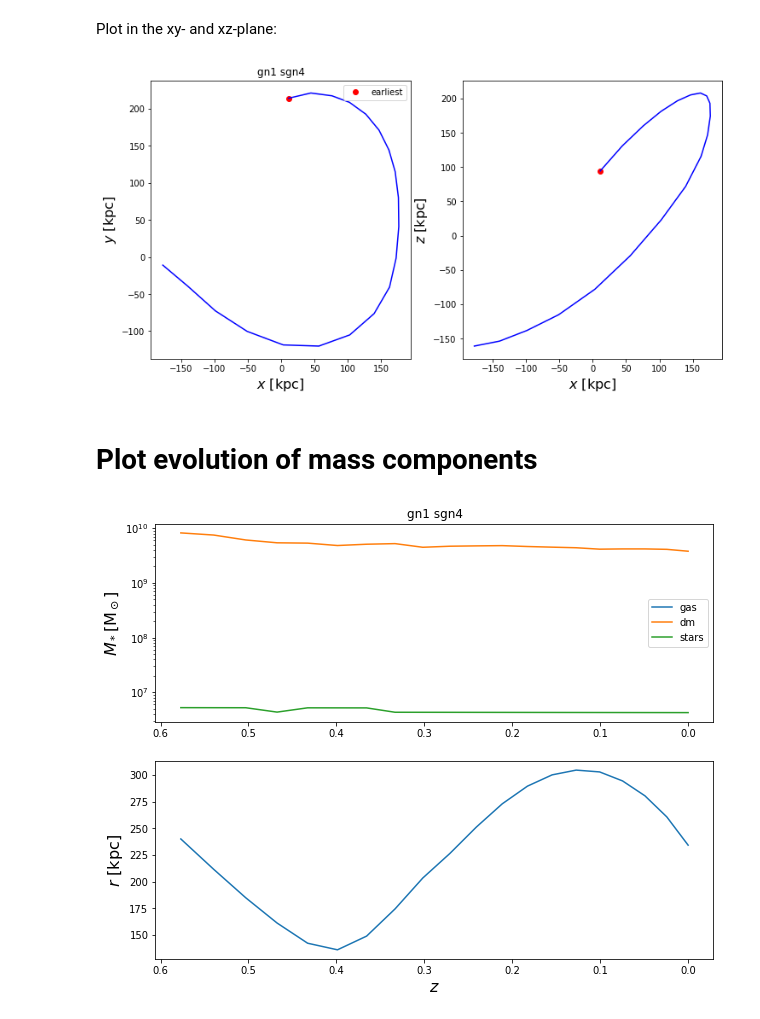
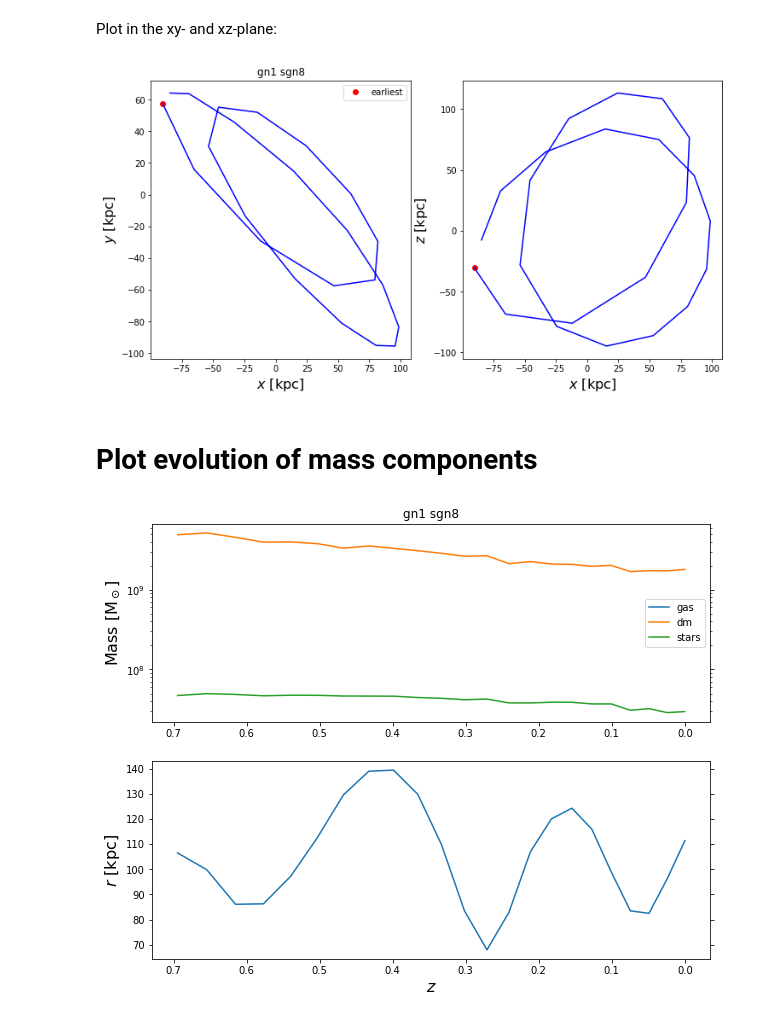
Before and after one commit to kassiili/two-period-inflation, a Jupyter notebook: plot_traced_halo.ipynb, the cells around one changed output. Cells and saved outputs as stored; diff of their text form; code cells hidden in the pictures.

```diff
--- a/plot_traced_halo.ipynb
+++ b/plot_traced_halo.ipynb
@@ -31,7 +28,7 @@ importlib.reload(subhalo)
 ## Tracing a satellite
 # %%
 sim_id = "CDM_V1_LR"
-start = 127; stop = 105
+start = 127; stop = 100
 gn=1
 snap0 = snapshot_obj.Snapshot(sim_id, start)
 central = subhalo.Subhalo(sim_id, start, gn, 0)
@@ -45,7 +42,7 @@ print(tracer)
 # %% [markdown]
 Then, select a satellite that can be traced back through a couple snapshots (for instance, the M31 satellite (1,4)):
 # %%
-sgn=4
+sgn=8
 satellite = subhalo.Subhalo(sim_id, start, gn, sgn)
 sat_tracer = satellite.trace(stop=stop)
 print(sat_tracer)
@@ -90,7 +87,7 @@ if not os.path.exists(path):
     os.makedirs(path)
 plt.savefig(os.path.join(path,filename), dpi=200)
 # %% [output]
-[figure, old version]
+[figure, new version]
 # %% [markdown]
 # Plot evolution of mass components
 # %%
@@ -106,32 +103,35 @@ fig,ax = plt.subplots(nrows=2, figsize=(10,8))
 
 ax[0].set_title('gn{} sgn{}'.format(gn,sgn))
 
 ax[0].set_yscale('log')
-ax[0].set_ylabel('$M_*[\mathrm{M_\odot}]$', fontsize=16)
+ax[0].set_ylabel('Mass $[\mathrm{M_\odot}]$', fontsize=16)
 
 ax[1].set_xlabel('$z$', fontsize=16)
 ax[1].set_ylabel('$r$ [kpc]', fontsize=16)
+
+ax[0].yaxis.set_ticks_position('both')
+ax[1].yaxis.set_ticks_position('both')
 
 ax[0].invert_xaxis()
 ax[1].invert_xaxis()
 
 for pt,l in zip([0,1,4],['gas', 'dm', 'stars']):
     ax[0].plot(z, masses[:,pt], label=l)
 
 ax[0].legend()
 
 ax[1].plot(z, np.linalg.norm(d, axis=1))
 
 # Save figure:
 
 filename = 'satellite_mass_evol_gn{}sgn{}.png'.format(gn,sgn)
 
 home = os.path.dirname(snapshot_obj.__file__)
 path = os.path.join(home,"Figures")
 
 # If the directory does not exist, create it
 if not os.path.exists(path):
     os.makedirs(path)
 plt.savefig(os.path.join(path,filename), dpi=200)
 # %% [output]
-[figure, old version]
+[figure, new version]
```
Also changed, not shown: parts of 2 cells of this notebook, 1 other file.
